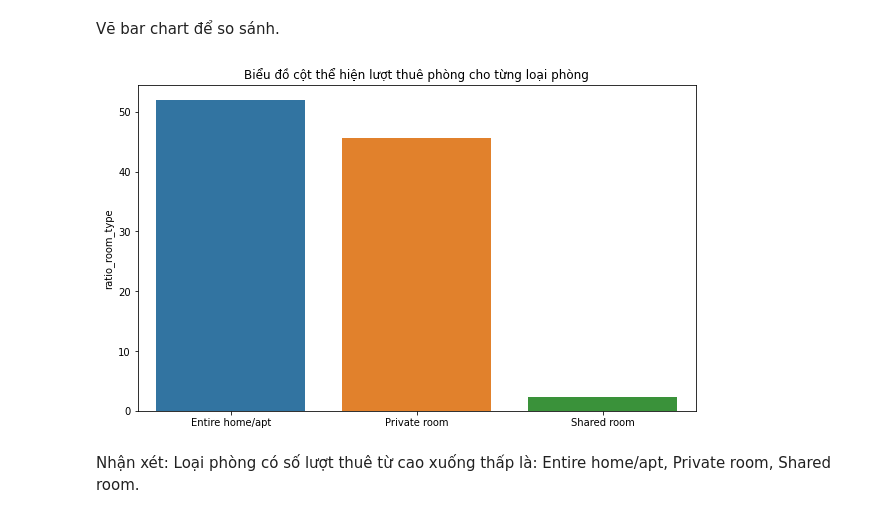
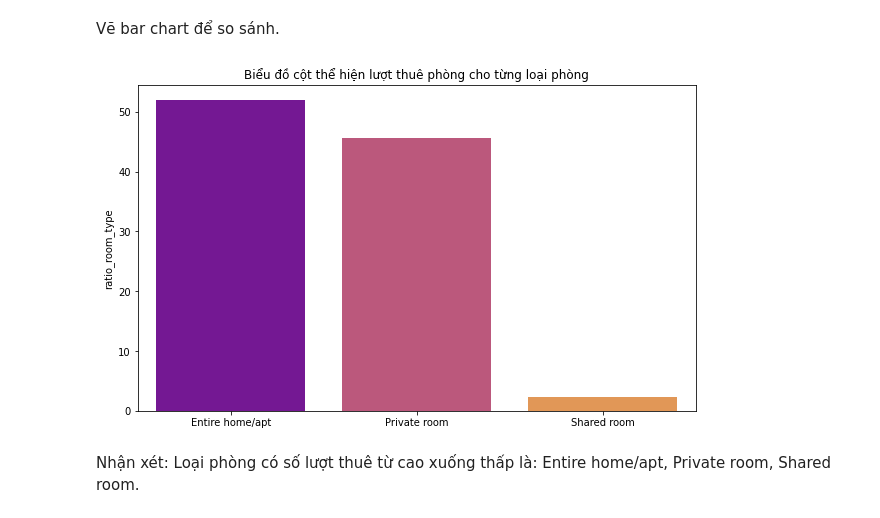
Before and after one commit to vt-khang/PTDLUD, a Jupyter notebook: DATH#1_PTDLUD#6.ipynb, the cells around one changed output. Drawn from its saved outputs; the diff is of its cells as text; code cells hidden in the pictures.

```diff
--- a/DATH#1_PTDLUD#6.ipynb
+++ b/DATH#1_PTDLUD#6.ipynb
@@ -74 +90,3 @@ Mức giá xuất hiện nhiều:  100
+# %%
+df['price'] = df['price'].replace(df[df['price'] != 0]['price'].min())
 # %% [markdown]
@@ -279,11 +345,11 @@ room_type_df
 Vẽ bar chart để so sánh.
 # %%
 plt.figure(figsize = (10, 6))
-sns.barplot(x = room_type_df.index, y = room_type_df['ratio_room_type'])
+sns.barplot(x = room_type_df.index, y = room_type_df['ratio_room_type'], palette = 'plasma')
 plt.title('Biểu đồ cột thể hiện lượt thuê phòng cho từng loại phòng')
 plt.show()
 # %% [output]
-[figure, old version]
+[figure, new version]
 # %% [markdown]
 Nhận xét: Loại phòng có số lượt thuê từ cao xuống thấp là: Entire home/apt, Private room, Shared room.
 # %% [markdown]
```
Also changed, not shown: parts of 50 cells of this notebook.
